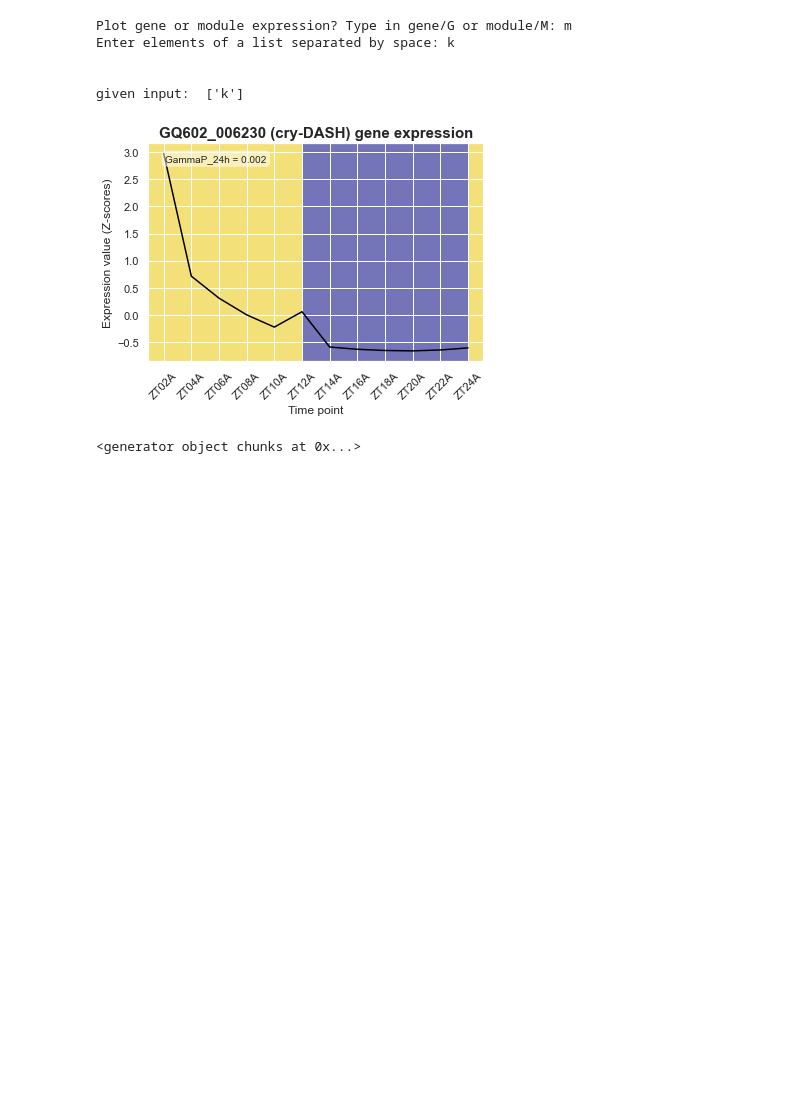
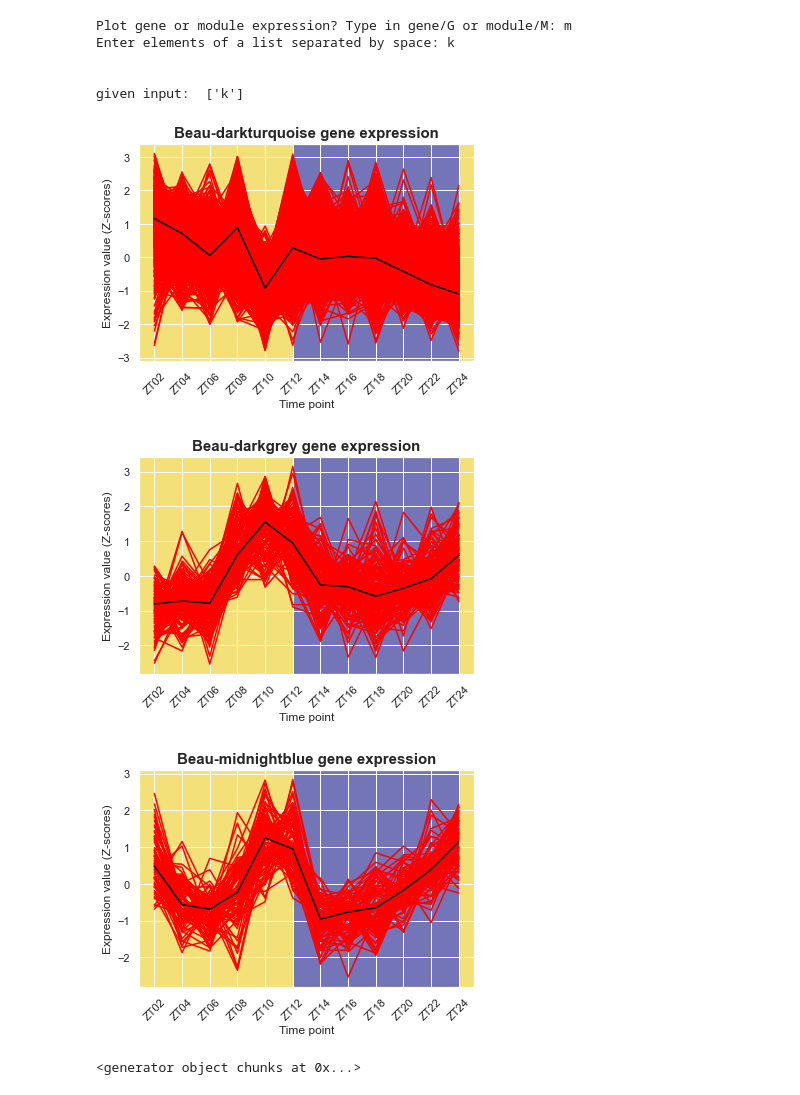
Before and after one commit to biplabendu/Das_et_al_2022a, a Jupyter notebook: scripts/python_scripts/plot_expression_data.ipynb, the cells around one changed output. Drawn from its saved outputs; the diff is of its cells as text; code cells hidden in the pictures; blank space fills up the shorter version.

```diff
--- a/scripts/python_scripts/plot_expression_data.ipynb
+++ b/scripts/python_scripts/plot_expression_data.ipynb
@@ -118,7 +118,7 @@ The next step is to load in the data. This can be done with connection to a data
 # for Ophiocordyceps camponoti-florani
 # species = 'ophio_cflo'
 # for Beauveria bassiana
-species = 'ophio_cflo'
+species = 'beau'
 # %%
 ### Load in data via Database
 #
@@ -231,8 +244,8 @@ Enter elements of a list separated by space: k
 given input:  ['k']
 # %%
 ### Set if you look want to search by Robin gene ID's or NCBI gene ID's
-gene_ID = 'gene_ID_ncbi'
-#gene_ID = 'gene_ID_robin'
+#gene_ID = 'gene_ID_ncbi'
+gene_ID = 'gene_ID_robin'
 # %%
 ### Part 01. Plot expressioin value of modules
 #
@@ -298,23 +311,23 @@ try:
             sns.set_theme()
 
         if module_goal == 'M' or module_goal == 'module':
-            # E. Plotting the gene expression values against the time with median, without legend and with titles
-            #
-            # Plot for FPKM
-            ax1 = t_exp_val_module.plot(legend=False)
-            median_df_t.plot(ax=ax1, color='red') # plot the median in black
-            ax1.set_title(species[0].upper()+f'{species[1:len(species)]}-{module_name} gene expression', fontsize=15, fontweight='bold')
-            ax1.set_xlabel('Time point')
-            ax1.set_ylabel('Expression value (FPKM)')
-            fig1 = ax1.get_figure()
-            #
-            # Plot for log2 values
-            ax2 = tl_exp_val_module.plot(legend=False) # no legend
-            median_df_tl.plot(ax=ax2, color='red') # plot the median in black
-            ax2.set_title(species[0].upper()+f'{species[1:len(species)]}-{module_name} gene expression', fontsize=15, fontweight='bold') # plot title
-            ax2.set_xlabel('Time point') # make xlabel
-            ax2.set_ylabel('Expression value (Log2)') # make ylabel
-            fig2 = ax2.get_figure()
+#             # E. Plotting the gene expression values against the time with median, without legend and with titles
+#             #
+#             # Plot for FPKM
+#             ax1 = t_exp_val_module.plot(legend=False)
+#             median_df_t.plot(ax=ax1, color='red') # plot the median in black
+#             ax1.set_title(species[0].upper()+f'{species[1:len(species)]}-{module_name} gene expression', fontsize=15, fontweight='bold')
+#             ax1.set_xlabel('Time point')
+#             ax1.set_ylabel('Expression value (FPKM)')
+#             fig1 = ax1.get_figure()
+#             #
+#             # Plot for log2 values
+#             ax2 = tl_exp_val_module.plot(legend=False) # no legend
+#             median_df_tl.plot(ax=ax2, color='red') # plot the median in black
+#             ax2.set_title(species[0].upper()+f'{species[1:len(species)]}-{module_name} gene expression', fontsize=15, fontweight='bold') # plot title
+#             ax2.set_xlabel('Time point') # make xlabel
+#             ax2.set_ylabel('Expression value (Log2)') # make ylabel
+#             fig2 = ax2.get_figure()
             #
             # Plot for z-scores
             ax3 = tz_exp_val_module.plot(legend=False, color = 'red')
@@ -362,34 +375,36 @@ try:
             gamma_p = module_data.loc[0,'GammaP_24h'].round(3)
             # Ad text box
             # source: https://matplotlib.org/3.3.4/gallery/recipes/placing_text_boxes.html
             textstr= f'GammaP_24h = {gamma_p}'
             props = dict(boxstyle='round', facecolor='white', alpha=0.5)
             ax.text(0.05, 0.95, textstr, transform=ax.transAxes, fontsize=10, verticalalignment='top', bbox=props)
 
             # Set title
             ax.set_title(f'{module_name} ' + f'({ortho_names[i]})' + ' gene expression', fontsize=15, fontweight='bold')
             # Set xlabel
             ax.set_xlabel('Time point')
             # Set ylabel
             ax.set_ylabel('Expression value (Z-scores)')
             # Shade the grids
             gs = GridShader(ax, first=False, alpha=0.5)
             # Save ax in figure object
             fig = ax.get_figure()
 
             ### F. Save plot to pdf file
             #
             # Path to where the pfd's are saved
             pp = PdfPages(f'{path}/results/figures/orthologs_expression_plots/{species}_{module_name}_plot.pdf')
             #
             # Save the figures to the pfd
             pp.savefig(fig)
 
 except Exception as e:
     print('Wrong input was given: No color module was defined or the given color does not exist as module.')
     print(f'error message: {e}')
 # %% [output]
-[figure, old version]
+[figure, new version]
+[figure, added]
+[figure, added]
 # %%
 # source
 # https://community.esri.com/t5/python-documents/creating-multiple-graphs-per-page-using-matplotlib/tac-p/1110962#M543
```
Also changed, not shown: parts of 2 cells of this notebook, 5 other files.
